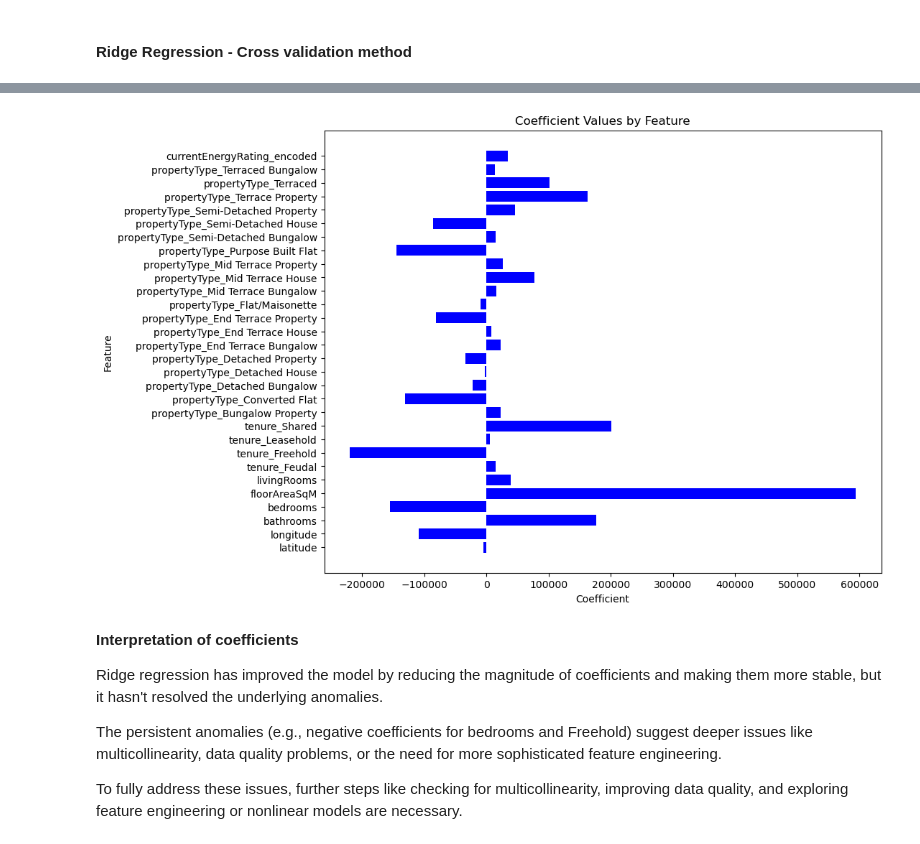
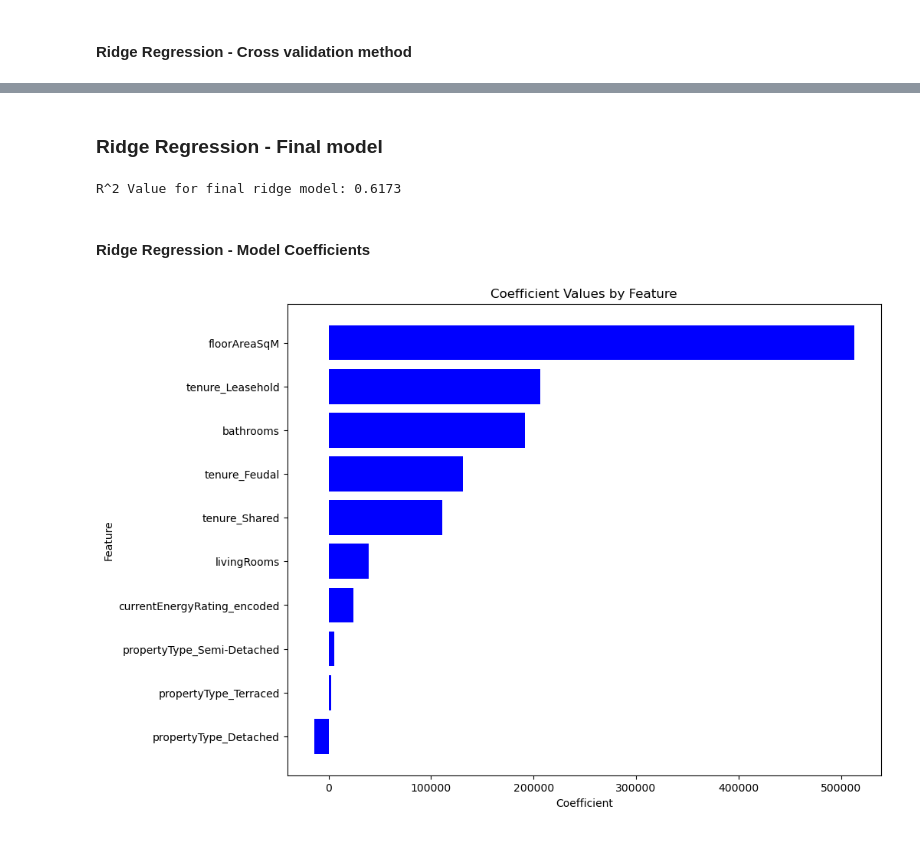
Before and after one commit to SanjayRaju2000/London-House-Price-Prediction, a Jupyter notebook: notebooks/04-linear-modelling.ipynb, the cells around one changed output, grey strips where cells are left out. Cells and saved outputs as stored; diff of their text form; code cells hidden in the pictures.

```diff
--- a/notebooks/04-linear-modelling.ipynb
+++ b/notebooks/04-linear-modelling.ipynb
@@ -28,7 +64,7 @@ np.random.seed(random_seed_val)
 ## Data Loading & Understanding
 # %%
 # Creating DataFrame
-pp_house_df = pd.read_csv("london_house_price_data_pp.csv")
+pp_house_df = pd.read_csv(r'C:\Users\sanja\capstone-SanjayRaju2000\src\data\london_house_price_data_pp.csv')
 # Viewing DataFrame
 pp_house_df.head(5)
 # %% [output]
@@ -69,5 +107,5 @@ pp_house_df.shape
 ## Preparing Data
 # %%
 # Seperating features from target
-X = pp_house_df.drop('saleEstimate_currentPrice', axis=1)
+X = pp_house_df.drop(['latitude', 'longitude', 'saleEstimate_currentPrice'], axis=1)
 y = pp_house_df['saleEstimate_currentPrice']
@@ -399,30 +432,55 @@ Five different splits of the data have been taken into consideration, suggesting
+# %% [markdown]
+### Ridge Regression - Final model
+# %%
+# Final model evaluation with the test set
+
+# Make copy of data before scaling
+X_train_ridge_final = X_train.copy()
+X_valid_ridge_final = X_valid.copy()
+
+# Scaling remainder data
+X_train_scaled_final, trained_scaler = scaler_function(X_train_ridge_final, cols_to_scale, fit=True)
+
+# Scaling test data
+X_valid_scaled_final, _ = scaler_function(X_valid_ridge_final, cols_to_scale, scaler=trained_scaler)
+
+# Testing optimal model:
+
+# Instantiate model with alpha value
+# alpha value higher than optimal
+final_ridge_model = Ridge(alpha=1000)
+
+# Fit model on scaled train data
+final_ridge_model.fit(X_train_scaled_final, y_train)
+
+# Test
+print(f"R^2 Value for final ridge model: {final_ridge_model.score(X_valid_scaled_final, y_valid):.4f}")
+# %% [output]
+R^2 Value for final ridge model: 0.6173
+# %% [markdown]
+#### Ridge Regression - Model Coefficients
 # %%
 # Features
-features = X_test_scaled.columns
+features = X_valid_scaled_final.columns
 
 # Extract coefficients from the best model
 ridge_coefficients = final_ridge_model.coef_
 
 # Create a DataFrame for coefficients
 coefficients_df = pd.DataFrame({
-    'Feature': X_test_scaled.columns,  # Feature names
+    'Feature': X_valid_scaled_final.columns,  # Feature names
     'Coefficient': ridge_coefficients  # Coefficients
 })
 # %%
+# Sort Coefficients in ascending order
+coefficients_df = coefficients_df.sort_values(by='Coefficient')
+
 # Create a bar chart
 plt.figure(figsize=(10, 8))
 plt.barh(coefficients_df['Feature'], coefficients_df['Coefficient'], color='blue')
 plt.xlabel('Coefficient')
 plt.ylabel('Feature')
 plt.title('Coefficient Values by Feature')
 plt.show()
 # %% [output]
-[figure, old version]
+[figure, new version]
-# %% [markdown]
-**Interpretation of coefficients**
-
-Ridge regression has improved the model by reducing the magnitude of coefficients and making them more stable, but it hasn't resolved the underlying anomalies.
-
-The persistent anomalies (e.g., negative coefficients for bedrooms and Freehold) suggest deeper issues like multicollinearity, data quality problems, or the need for more sophisticated feature engineering.
-
-To fully address these issues, further steps like checking for multicollinearity, improving data quality, and exploring feature engineering or nonlinear models are necessary.
```
Also changed, not shown: parts of 53 cells of this notebook.
